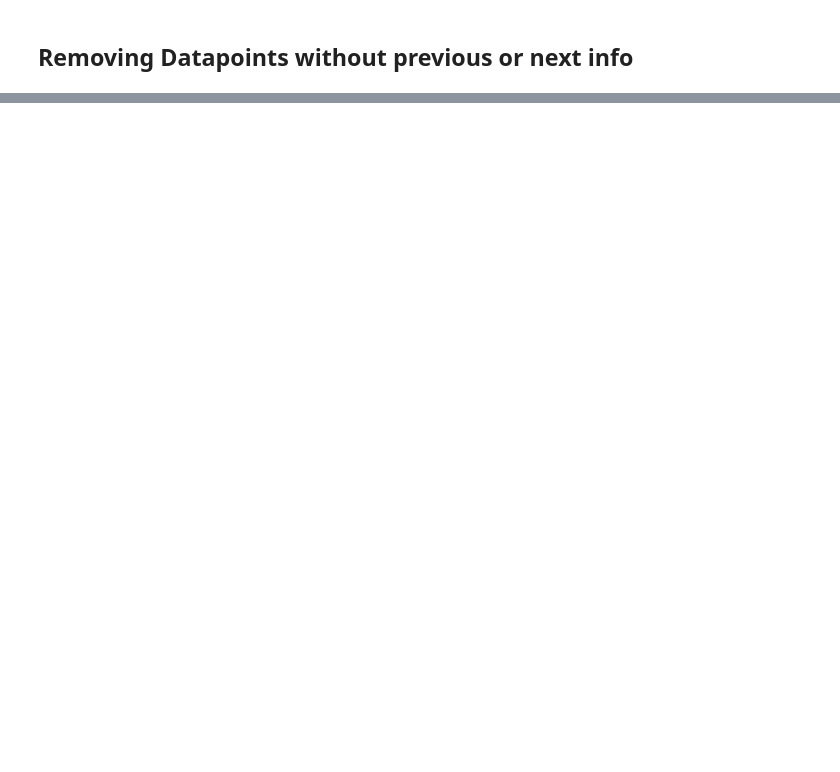
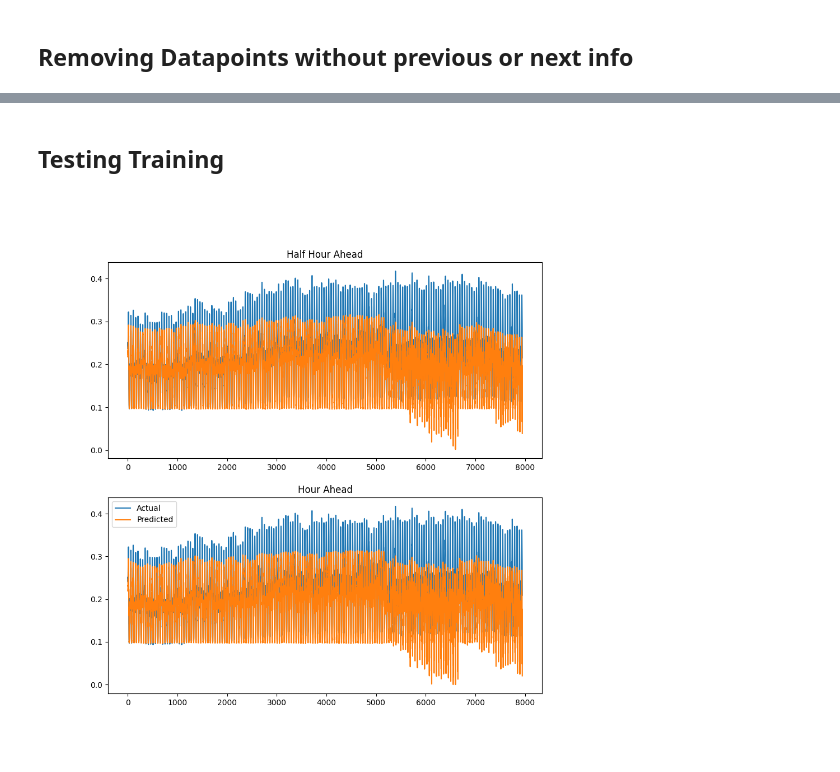
Before and after one commit to timdodge54/Power_Forecasting_With_DNN, a Jupyter notebook: src/Cody_Notebook.ipynb, the cells around one changed output, grey strips where cells are left out. Drawn from its saved outputs; the diff is of its cells as text; code cells hidden in the pictures; blank space fills up the shorter version.

Commit message:
Initial Training complete

```diff
--- a/src/Cody_Notebook.ipynb
+++ b/src/Cody_Notebook.ipynb
@@ -99,0 +68,5 @@ data_mod_clean.head()
+# %%
+# Removing NaN value rows
+data_mod_clean = data_mod[data_mod['energy(kWh/hh)_prev_hour'].notna()]
+data_mod_clean = data_mod_clean[data_mod_clean['energy(kWh/hh)_next_hour'].notna()]
+data_mod_clean = data_mod_clean.reset_index(drop=True)
@@ -99,0 +138,18 @@ data_mod_clean.head()
+# %%
+module = ForecastNetwork(input_tensor.shape[1], target_tensor.shape[1], 6, 64)
+
+net = NeuralNetRegressor(
+    module,
+    max_epochs=10,
+    lr=0.001,
+    batch_size=32,
+    optimizer=torch.optim.Adam,
+    criterion=nn.L1Loss,
+    device='cuda',
+    iterator_train__num_workers=4,
+    iterator_train__pin_memory=True,
+    iterator_valid__num_workers=4,
+    iterator_valid__pin_memory=True
+)
+
+net = net.fit(dataset_train, y=None)
@@ -99,0 +169,21 @@ data_mod_clean.head()
+# %% [markdown]
+## Testing Training
+# %%
+x_test = dataset_test[:][0]
+y_test = dataset_test[:][1]
+
+y_pred = net.predict(x_test)
+
+fig, ax = plt.subplots(2, 1, figsize=(10, 10))
+ax[0].plot(y_test[:, 0], label='Actual')
+ax[0].plot(y_pred[:, 0], label='Predicted')
+ax[0].set_title('Half Hour Ahead')
+
+ax[1].set_title('Hour Ahead')
+ax[1].plot(y_test[:, 1], label='Actual')
+ax[1].plot(y_pred[:, 1], label='Predicted')
+
+plt.legend()
+plt.show()
+# %% [output]
+[figure, added]
```
Also changed, not shown: parts of 11 cells of this notebook.
